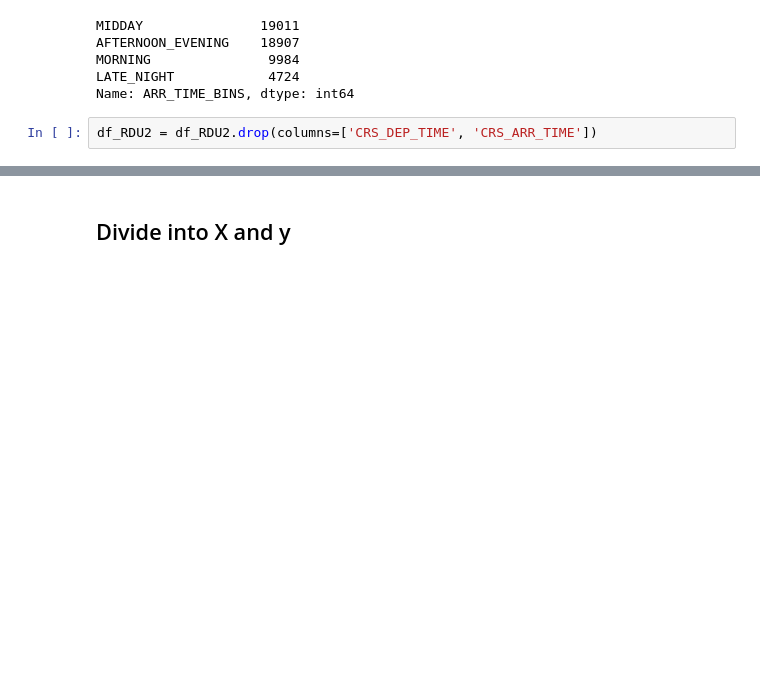
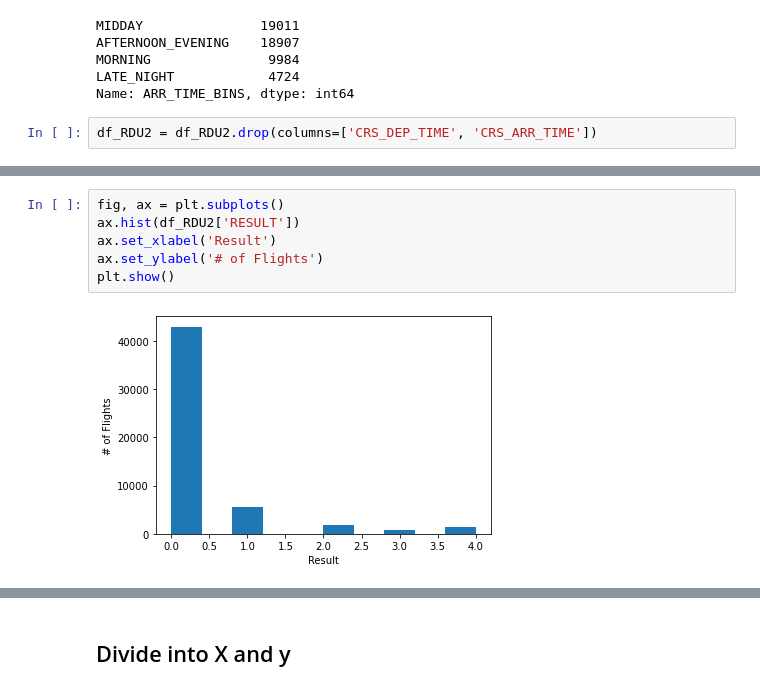
Before and after one commit to liyueling13/Springboard, a Jupyter notebook: Capstone 2/Capstone 2 - Preprocessing2 - Airline Delays.ipynb, the cells around one changed output, grey strips where cells are left out. Drawn from its saved outputs; the diff is of its cells as text; blank space fills up the shorter version.

```diff
--- a/Capstone 2/Capstone 2 - Preprocessing2 - Airline Delays.ipynb
+++ b/Capstone 2/Capstone 2 - Preprocessing2 - Airline Delays.ipynb
@@ -212,0 +217,8 @@ df_RDU2 = df_RDU2.drop(columns=['CRS_DEP_TIME', 'CRS_ARR_TIME'])
+# %%
+fig, ax = plt.subplots()
+ax.hist(df_RDU2['RESULT'])
+ax.set_xlabel('Result')
+ax.set_ylabel('# of Flights')
+plt.show()
+# %% [output]
+[figure, added]
```
Also changed, not shown: parts of 14 cells of this notebook, 8 other files.
